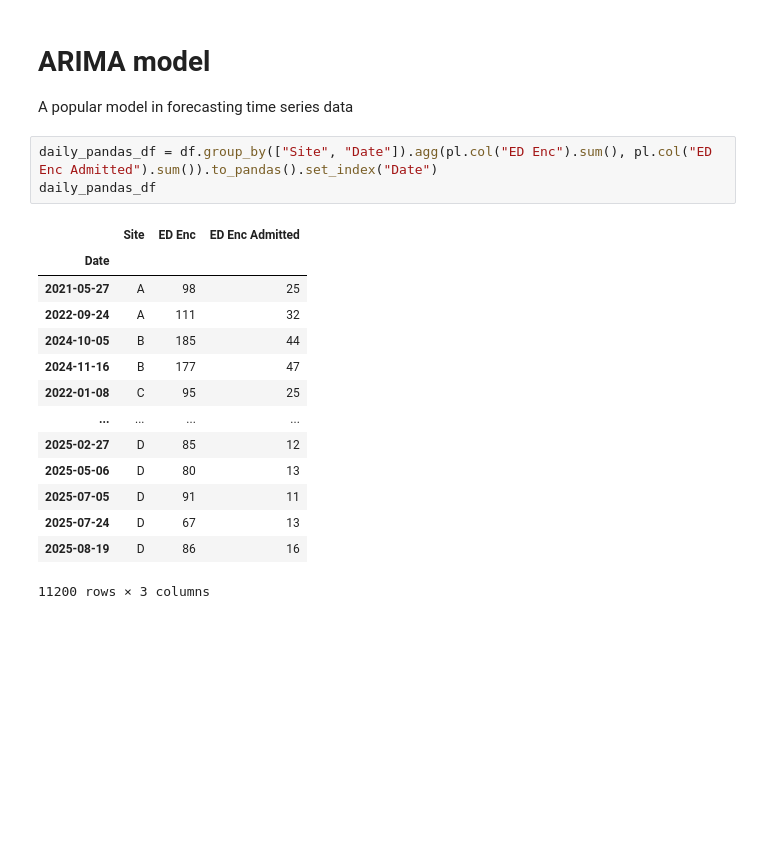
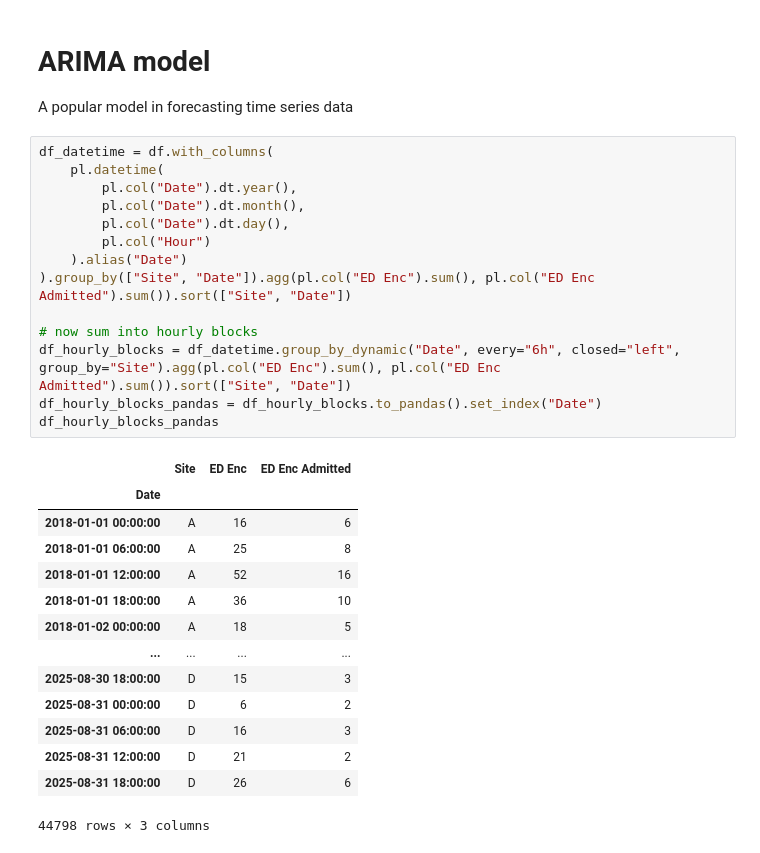
Before and after one commit to southdakotamines-datascience/dsu-no-sleep, a Jupyter notebook: model.ipynb, the cells around one changed output. Cells and saved outputs as stored; diff of their text form; blank space fills up the shorter version.

```diff
--- a/model.ipynb
+++ b/model.ipynb
@@ -639,23 +639,34 @@ plt.show()
 # ARIMA model
 A popular model in forecasting time series data
 # %%
-daily_pandas_df = df.group_by(["Site", "Date"]).agg(pl.col("ED Enc").sum(), pl.col("ED Enc Admitted").sum()).to_pandas().set_index("Date")
-daily_pandas_df
+df_datetime = df.with_columns(
+    pl.datetime(
+        pl.col("Date").dt.year(),
+        pl.col("Date").dt.month(),
+        pl.col("Date").dt.day(),
+        pl.col("Hour")
+    ).alias("Date")
+).group_by(["Site", "Date"]).agg(pl.col("ED Enc").sum(), pl.col("ED Enc Admitted").sum()).sort(["Site", "Date"])
+
+# now sum into hourly blocks
+df_hourly_blocks = df_datetime.group_by_dynamic("Date", every="6h", closed="left", group_by="Site").agg(pl.col("ED Enc").sum(), pl.col("ED Enc Admitted").sum()).sort(["Site", "Date"])
+df_hourly_blocks_pandas = df_hourly_blocks.to_pandas().set_index("Date")
+df_hourly_blocks_pandas
 # %% [output]
 |  | Site | ED Enc | ED Enc Admitted |
 | Date |  |  |  |
-| 2021-05-27 | A | 98 | 25 |
-| 2022-09-24 | A | 111 | 32 |
-| 2024-10-05 | B | 185 | 44 |
-| 2024-11-16 | B | 177 | 47 |
-| 2022-01-08 | C | 95 | 25 |
+| 2018-01-01 00:00:00 | A | 16 | 6 |
+| 2018-01-01 06:00:00 | A | 25 | 8 |
+| 2018-01-01 12:00:00 | A | 52 | 16 |
+| 2018-01-01 18:00:00 | A | 36 | 10 |
+| 2018-01-02 00:00:00 | A | 18 | 5 |
 | ... | ... | ... | ... |
-| 2025-02-27 | D | 85 | 12 |
-| 2025-05-06 | D | 80 | 13 |
-| 2025-07-05 | D | 91 | 11 |
-| 2025-07-24 | D | 67 | 13 |
-| 2025-08-19 | D | 86 | 16 |
+| 2025-08-30 18:00:00 | D | 15 | 3 |
+| 2025-08-31 00:00:00 | D | 6 | 2 |
+| 2025-08-31 06:00:00 | D | 16 | 3 |
+| 2025-08-31 12:00:00 | D | 21 | 2 |
+| 2025-08-31 18:00:00 | D | 26 | 6 |
-11200 rows × 3 columns
+44798 rows × 3 columns
 # %%
 import pmdarima as pm
 
```
Also changed, not shown: parts of 12 cells of this notebook.
